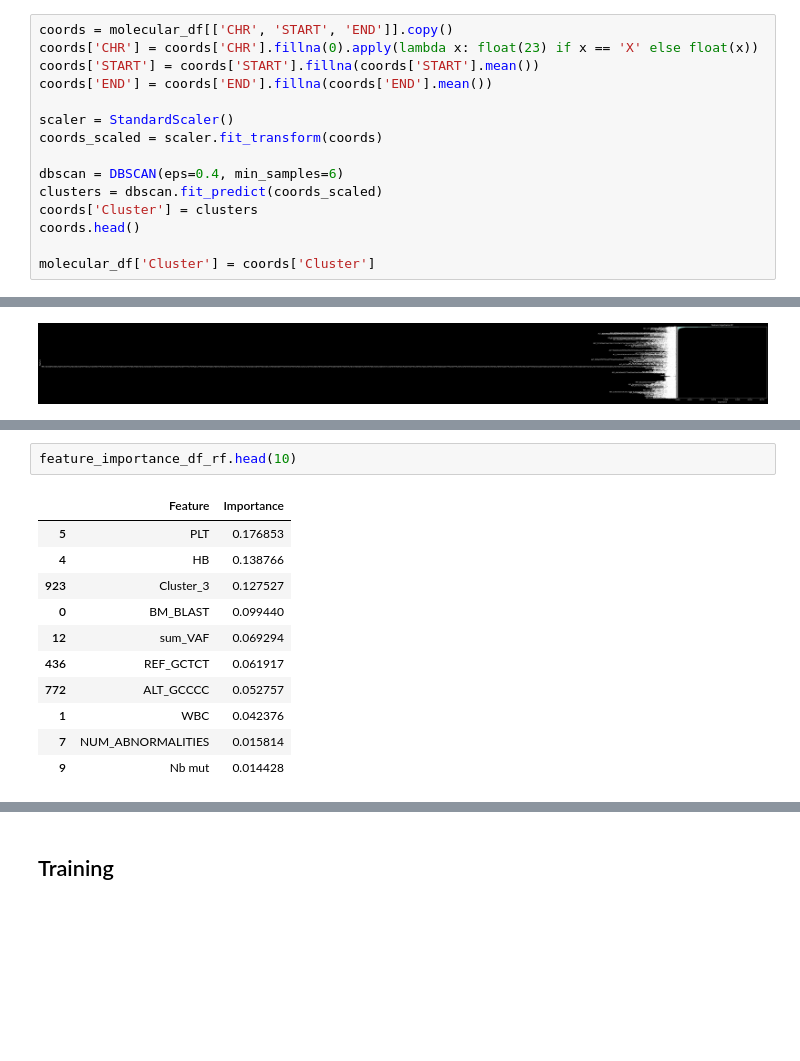
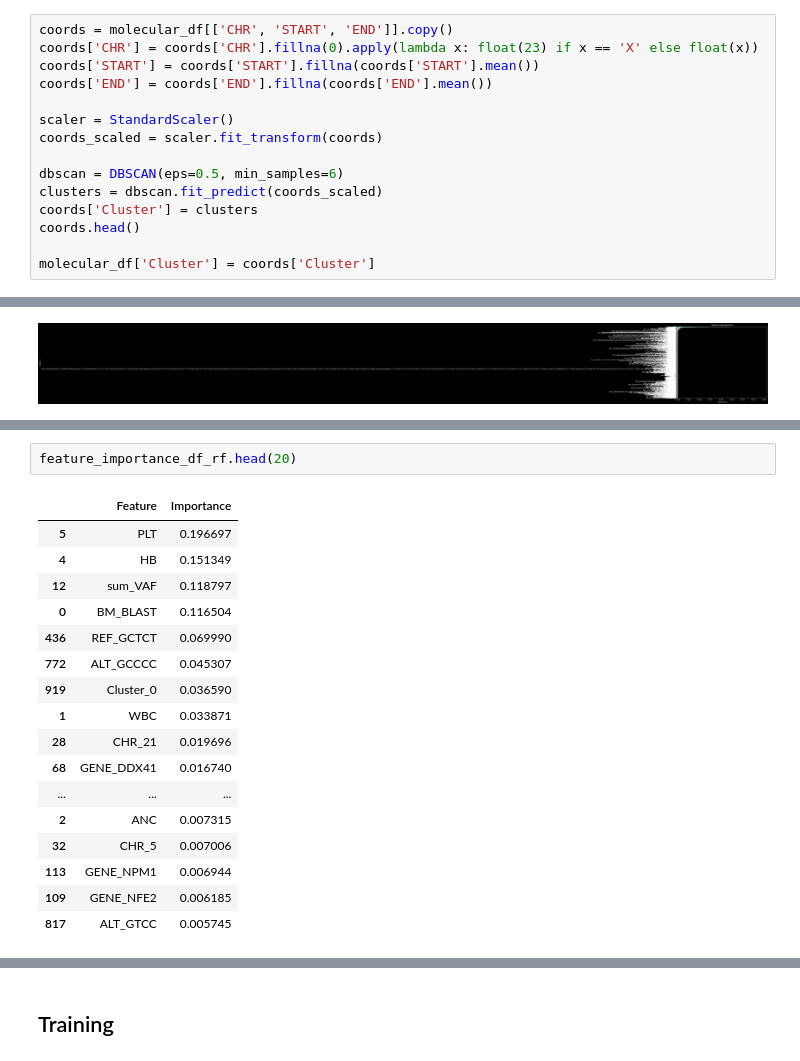
Before and after one commit to Loic-Jaillet/ENS-ML-Challenge, a Jupyter notebook: challenge_v2.ipynb, the cells around one changed output, grey strips where cells are left out. Cells and saved outputs as stored; diff of their text form; blank space fills up the shorter version.

```diff
--- a/challenge_v2.ipynb
+++ b/challenge_v2.ipynb
@@ -147,7 +147,7 @@ coords['END'] = coords['END'].fillna(coords['END'].mean())
 scaler = StandardScaler()
 coords_scaled = scaler.fit_transform(coords)
 
-dbscan = DBSCAN(eps=0.4, min_samples=6)
+dbscan = DBSCAN(eps=0.5, min_samples=6)
 clusters = dbscan.fit_predict(coords_scaled)
 coords['Cluster'] = clusters
 coords.head()
@@ -371,14 +377,20 @@ feature_importance_df_lgb.head(10)
 # %%
-feature_importance_df_rf.head(10)
+feature_importance_df_rf.head(20)
 # %% [output]
 |  | Feature | Importance |
-| 5 | PLT | 0.176853 |
-| 4 | HB | 0.138766 |
-| 923 | Cluster_3 | 0.127527 |
-| 0 | BM_BLAST | 0.099440 |
-| 12 | sum_VAF | 0.069294 |
-| 436 | REF_GCTCT | 0.061917 |
-| 772 | ALT_GCCCC | 0.052757 |
-| 1 | WBC | 0.042376 |
-| 7 | NUM_ABNORMALITIES | 0.015814 |
-| 9 | Nb mut | 0.014428 |
+| 5 | PLT | 0.196697 |
+| 4 | HB | 0.151349 |
+| 12 | sum_VAF | 0.118797 |
+| 0 | BM_BLAST | 0.116504 |
+| 436 | REF_GCTCT | 0.069990 |
+| 772 | ALT_GCCCC | 0.045307 |
+| 919 | Cluster_0 | 0.036590 |
+| 1 | WBC | 0.033871 |
+| 28 | CHR_21 | 0.019696 |
+| 68 | GENE_DDX41 | 0.016740 |
+| ... | ... | ... |
+| 2 | ANC | 0.007315 |
+| 32 | CHR_5 | 0.007006 |
+| 113 | GENE_NPM1 | 0.006944 |
+| 109 | GENE_NFE2 | 0.006185 |
+| 817 | ALT_GTCC | 0.005745 |
```
Also changed, not shown: parts of 23 cells of this notebook, 1 other file.
